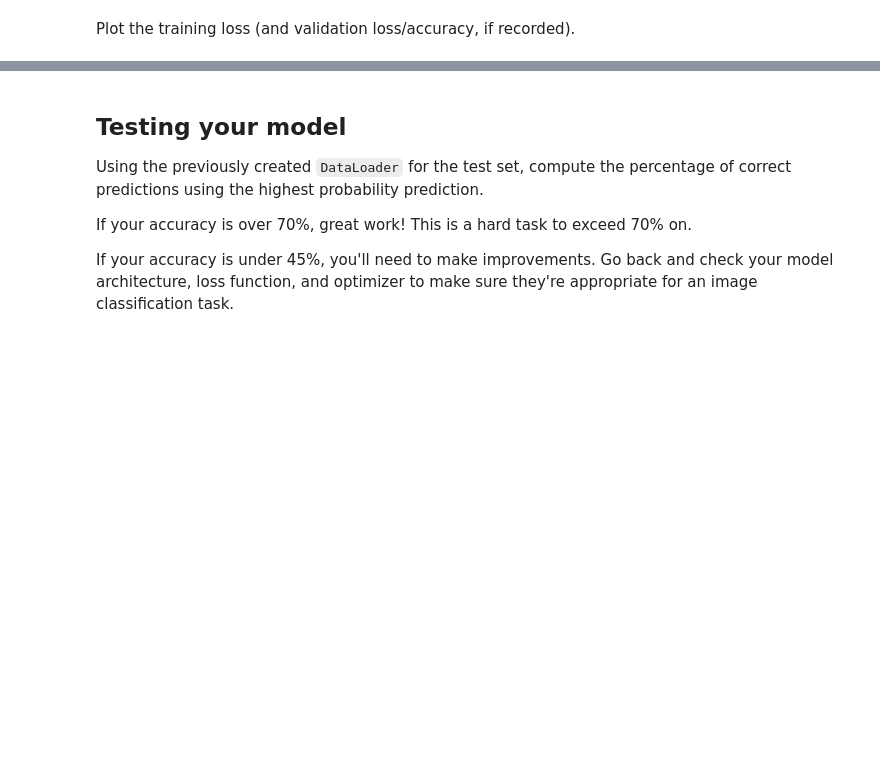
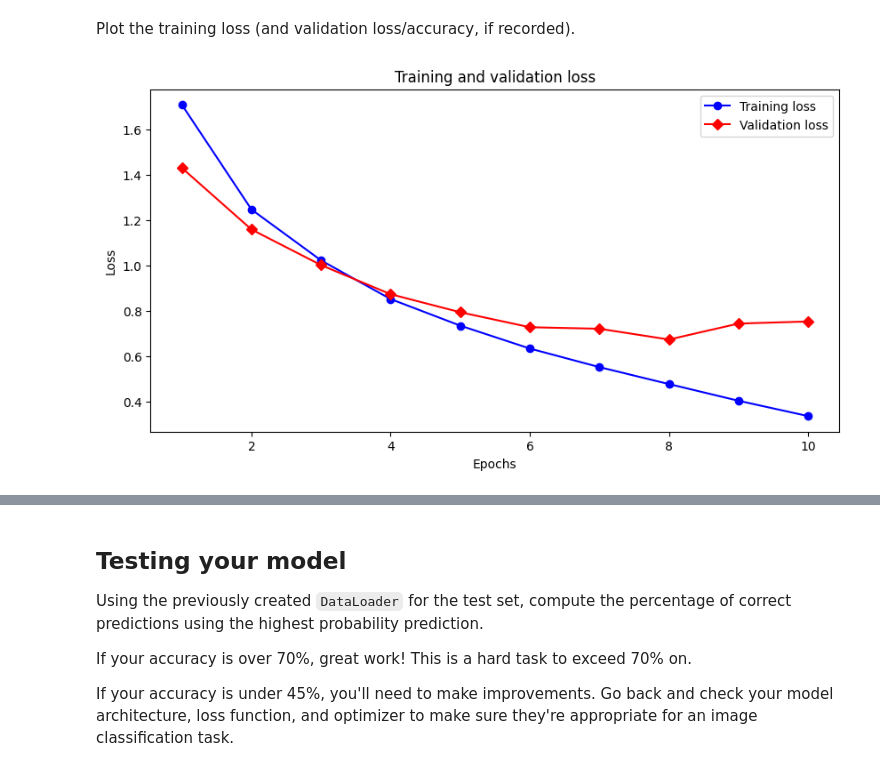
Before and after one commit to gauravagnihotri/img_classifier, a Jupyter notebook: CIFAR-10_Image_Classifier-STARTER_3.ipynb, the cells around one changed output, grey strips where cells are left out. Cells and saved outputs as stored; diff of their text form; code cells hidden in the pictures; blank space fills up the shorter version.

Commit message:
Fixed augmentation transforms and plots

```diff
--- a/CIFAR-10_Image_Classifier-STARTER_3.ipynb
+++ b/CIFAR-10_Image_Classifier-STARTER_3.ipynb
@@ -291,0 +271,12 @@ fig.show()
+# %%
+# plot the training loss and validation loss as a function of the epochs
+plt.figure(figsize=(10, 5))
+plt.plot(range(1, num_epochs+1), loss_values, '-bo', label='Training loss')
+plt.plot(range(1, num_epochs+1), val_loss_values, '-rD', label='Validation loss')
+plt.title('Training and validation loss')
+plt.xlabel('Epochs')
+plt.ylabel('Loss')
+plt.legend()
+plt.show()
+# %% [output]
+[figure, added]
```
Also changed, not shown: parts of 8 cells of this notebook, 1 other file.
